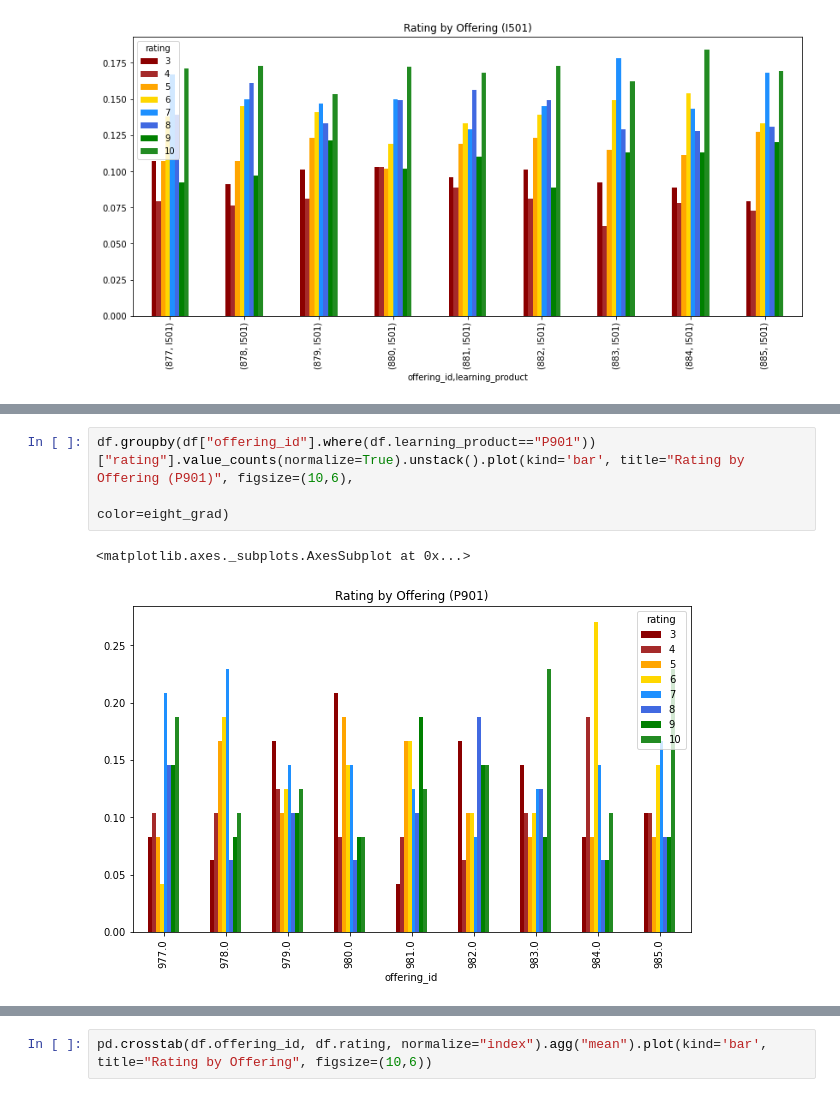
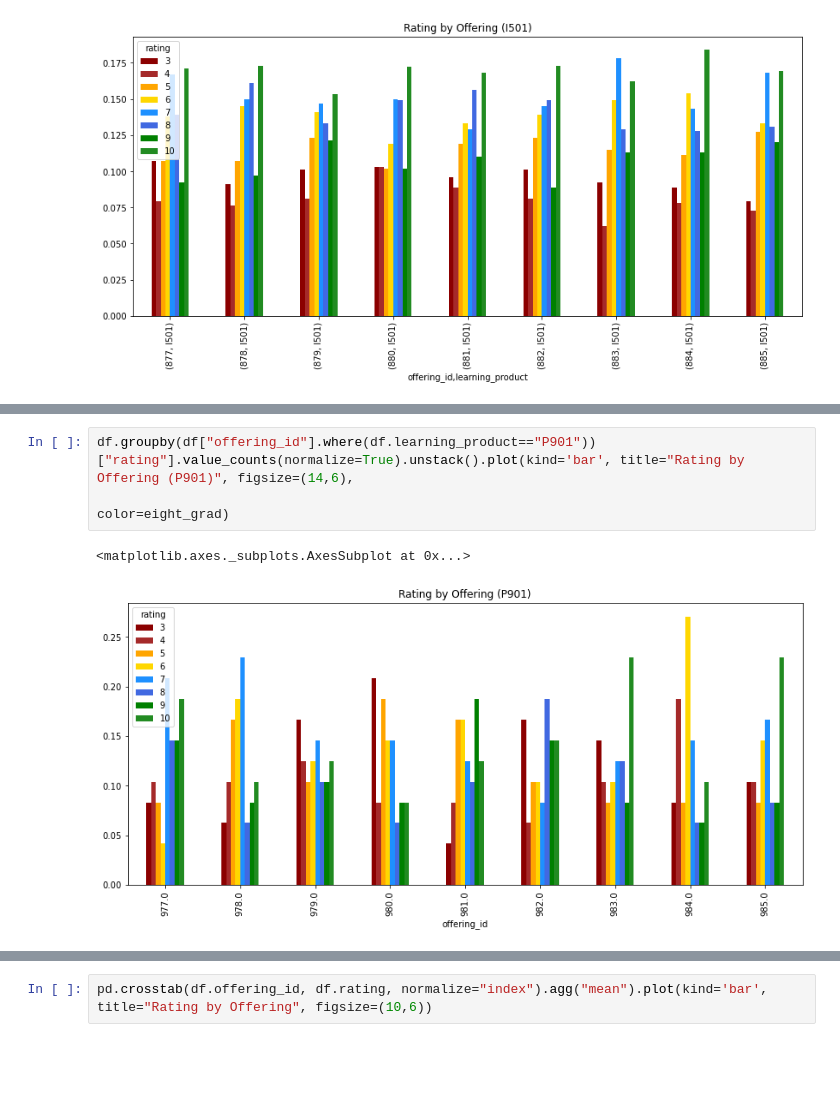
Before and after one commit to ToferC/learner_models, a Jupyter notebook: Evals_analysis.ipynb, the cells around one changed output, grey strips where cells are left out. Saved outputs shown, nothing was run; the diff lists cells and outputs as text; blank space fills up the shorter version.

```diff
--- a/Evals_analysis.ipynb
+++ b/Evals_analysis.ipynb
@@ -155,7 +160,7 @@ pd.crosstab(df.offering_id.where(df.learning_product=="I501"), df.rating, normal
 # %%
-df.groupby(df["offering_id"].where(df.learning_product=="P901"))["rating"].value_counts(normalize=True).unstack().plot(kind='bar', title="Rating by Offering (P901)", figsize=(10,6),
+df.groupby(df["offering_id"].where(df.learning_product=="P901"))["rating"].value_counts(normalize=True).unstack().plot(kind='bar', title="Rating by Offering (P901)", figsize=(14,6),
                                                                                                                       color=eight_grad)
 # %% [output]
 <matplotlib.axes._subplots.AxesSubplot at 0x...>
-[figure, old version]
+[figure, new version]
 # %%
```
Also changed, not shown: parts of 7 cells of this notebook, 3 other files.
